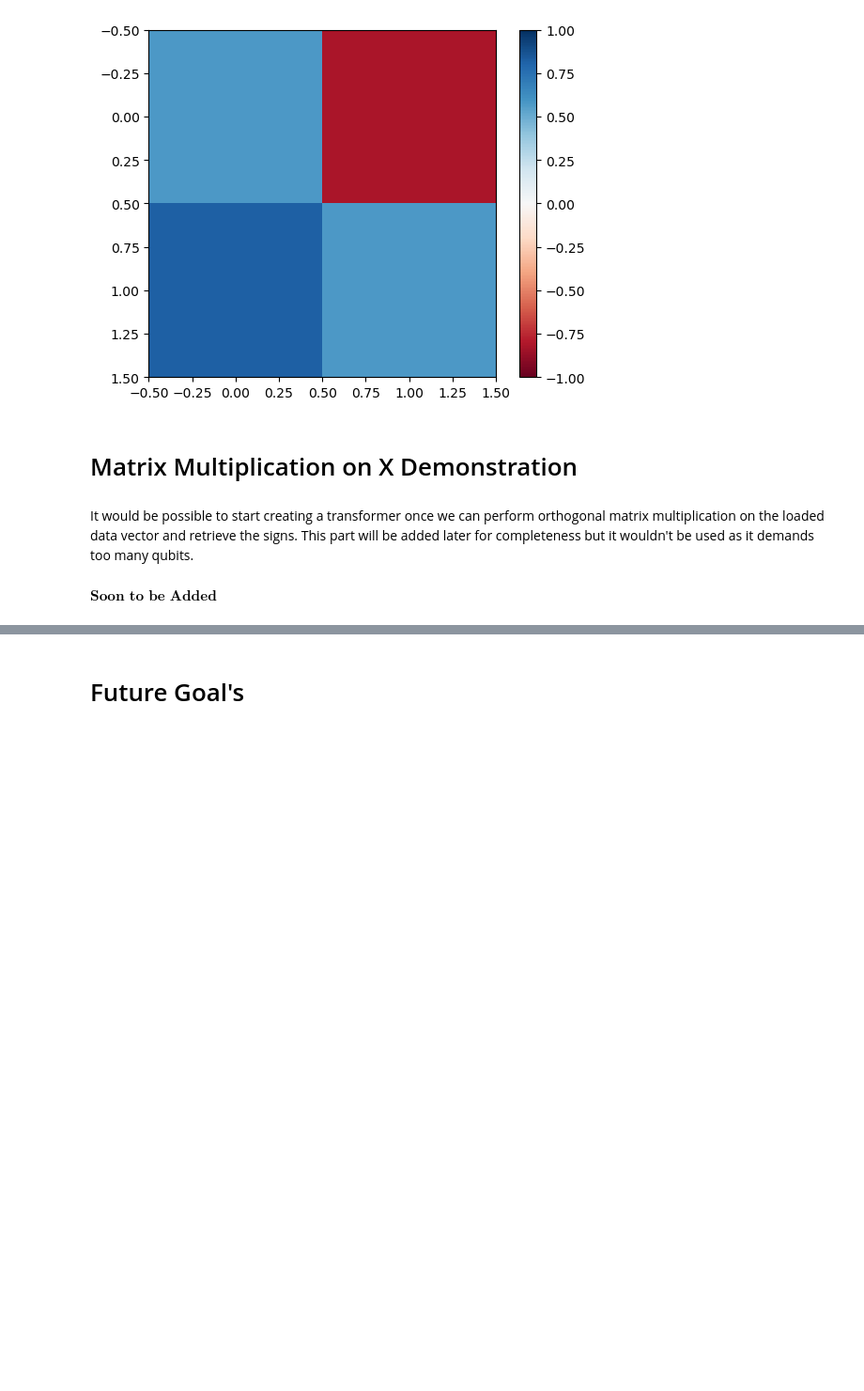
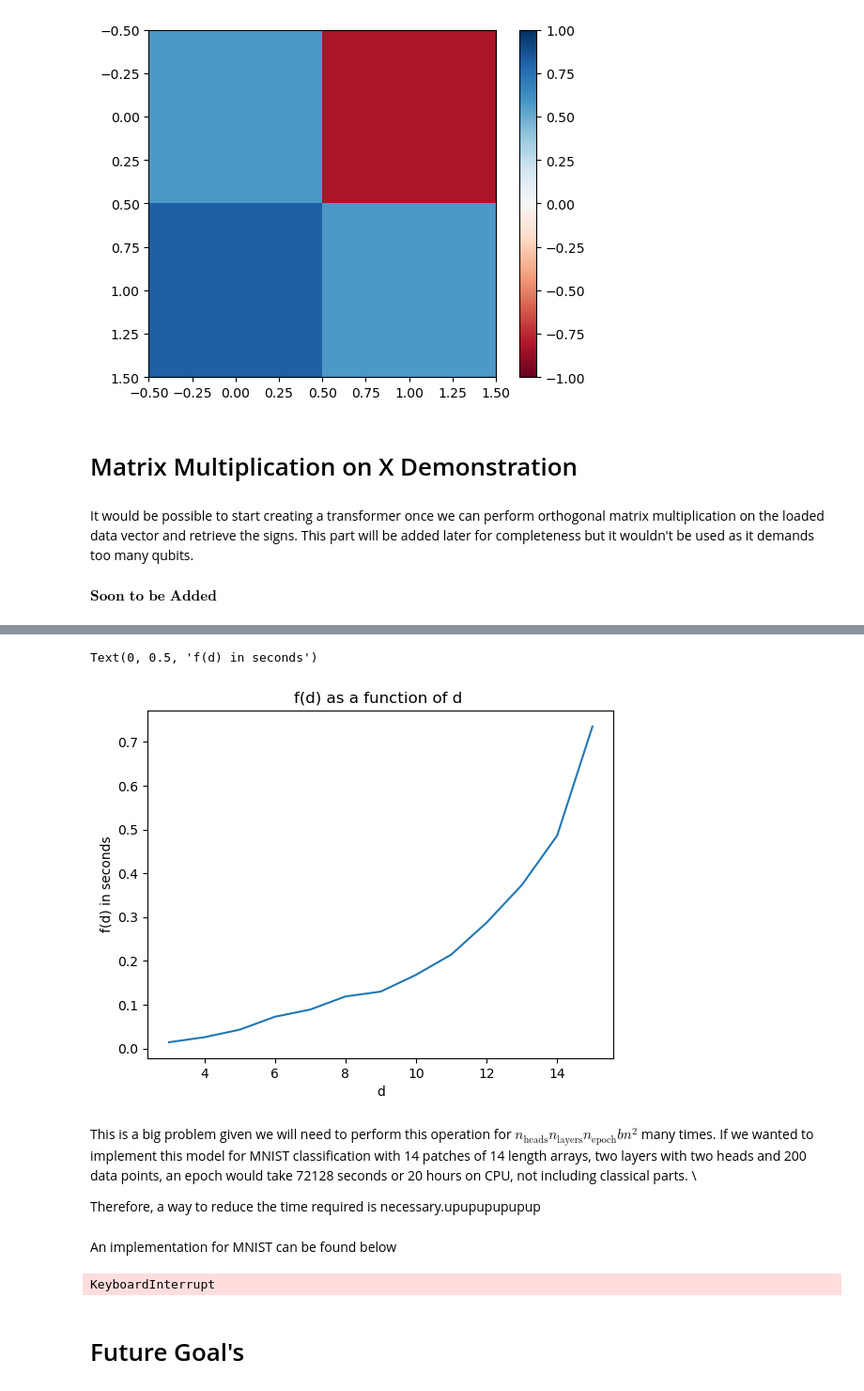
Before and after one commit to EyupBunlu/QViT_HEP_ML4Sci, a Jupyter notebook: Introduction.ipynb, the cells around one changed output, grey strips where cells are left out. Shown: that part at 94% size. Cells and saved outputs as stored; diff of their text form; code cells hidden in the pictures; blank space fills up the shorter version.

```diff
--- a/Introduction.ipynb
+++ b/Introduction.ipynb
@@ -141,26 +140,3 @@ wires=[i for i in range(d)]
-# %%
-dev = qml.device('default.qubit', wires=wires,shots=400)
-@qml.qnode(dev,interface='torch')
-def compute_attention_element(alphas_i,alphas_j,wires,phi):
-    vector_loader(alphas_j,wires)
-    mmult(phi,wires=wires)
-    vector_loader(alphas_i,wires,is_conjugate=True)
-    return qml.expval(qml.PauliZ([wires[0]]))
-
-def compute_attention(alphas,phi,norms,wires):
-    yhat=[]
-    n=norms.shape[1]
-    n_items = alphas.shape[0]
-    for n_i in range(n_items):
-        res = []
-        for i in range(n):
-
-            for j in range(n):
-                res.append(compute_attention_element(alphas[n_i,i],alphas[n_i,j],wires,phi))
-
-        yhat.append( (torch.stack(res).reshape(n,n)/2+1/2+1e-6).sqrt()*torch.outer(norms[n_i],norms[n_i]) )
-    yhat = torch.stack(yhat,dim=0)
-    return yhat
 # %%
 phi = torch.normal(0.,1/sqrt(d)*torch.ones( (d**2-d)//2))
 phi.requires_grad=True
@@ -168,10 +144,11 @@ optim=torch.optim.Adam([phi],lr=5e-2)
 
 loss_fn = lambda yhat,y :((yhat-y)**2).sum(axis=[-1,-2]).sqrt().mean()
 bar = tqdm(range(n_epoch))
+QLayer = circuit_to_layer(compute_attention_element,wires,{'phi':(n**2-n)//2})
 for i in bar:
     yhat = []
     optim.zero_grad()
-    yhat = compute_attention(alphas,phi,norms,wires)
+    yhat = compute_attention(alphas,norms,QLayer)
     loss_ = loss_fn(yhat,Y)
     bar.set_postfix_str(loss_.item())
     loss_.backward()
@@ -194,0 +185,25 @@ $\textbf{Soon to be Added}$
+# %%
+t=[]
+l=[]
+n=10
+for i in range(3,16):
+    X=convert_array(torch.rand(2,i))
+    A = circuit_to_layer(compute_attention_element,wires=list(range(i)),pars={'phi':(i**2-i)//2})
+    t_ = time.time()
+    for _ in range(n):A(X.flatten())
+    t.append((time.time()-t_)/n)
+    l.append(i)
+
+plt.plot(l,t)
+plt.title("f(d) as a function of d ")
+plt.xlabel('d')
+plt.ylabel('f(d) in seconds')
+# %% [output]
+Text(0, 0.5, 'f(d) in seconds')
+[figure, added]
+# %% [markdown]
+This is a big problem given we will need to perform this operation for $n_{\text{heads}}n_{\text{layers}}n_{\text{epoch}}bn^2$ many times. If we wanted to implement this model for MNIST classification with 14 patches of 14 length arrays, two layers with two heads and 200 data points, an epoch would take 72128 seconds or 20 hours on CPU, not including classical parts. \
+
+Therefore, a way to reduce the time required is necessary.upupupupupup
+# %% [markdown]
+An implementation for MNIST can be found below
@@ -195,3 +225,20 @@ $\textbf{Soon to be Added}$
+# %%
+optim = torch.optim.Adam(model.parameters())
+n_epochs = 2
+loss = 0
+bar_epoch = tqdm(range(n_epochs))
+for epoch in bar_epoch:
+    for i in tqdm(tr_dl):
+        optim.zero_grad()
+        yhat = model(i[0])
+        y = i[1]
+        loss_ = loss_fn(y,yhat)
+        loss_.sum().backward()
+        loss += loss_.sum()
+        optim.step()
+    bar.set_postfix_str(f'loss:{loss/len(tr_dl)}')
+# %% [output]
+KeyboardInterrupt
 # %% [markdown]
 # Future Goal's
 # %% [markdown]
```
Also changed, not shown: parts of 7 cells of this notebook, 2 other files.
